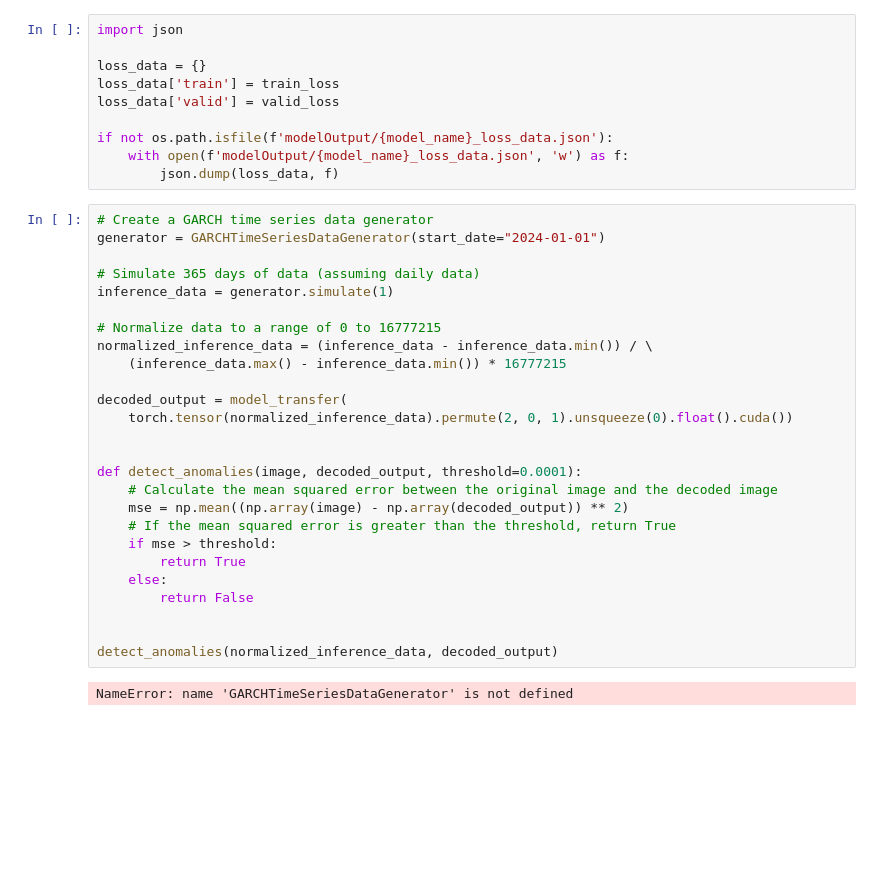
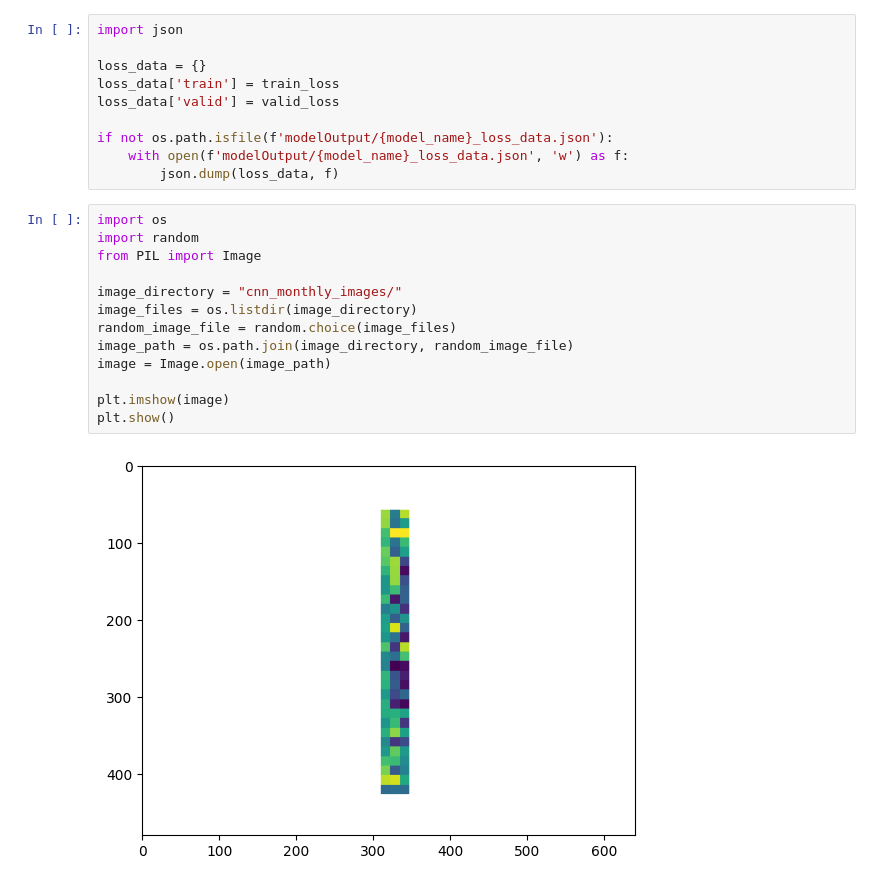
Before and after one commit to JosephWoodall/turbo-barnacle, a Jupyter notebook: src/time_series/cnn_experiment/cnn_experiment.ipynb, the cells around one changed output. Drawn from its saved outputs; the diff is of its cells as text; blank space fills up the shorter version.

```diff
--- a/src/time_series/cnn_experiment/cnn_experiment.ipynb
+++ b/src/time_series/cnn_experiment/cnn_experiment.ipynb
@@ -461,31 +461,18 @@ loss_data['valid'] = valid_loss
 if not os.path.isfile(f'modelOutput/{model_name}_loss_data.json'):
     with open(f'modelOutput/{model_name}_loss_data.json', 'w') as f:
         json.dump(loss_data, f)
-# %%
-# Create a GARCH time series data generator
-generator = GARCHTimeSeriesDataGenerator(start_date="2024-01-01")
-
-# Simulate 365 days of data (assuming daily data)
-inference_data = generator.simulate(1)
-
-# Normalize data to a range of 0 to 16777215
-normalized_inference_data = (inference_data - inference_data.min()) / \
-    (inference_data.max() - inference_data.min()) * 16777215
-
-decoded_output = model_transfer(
-    torch.tensor(normalized_inference_data).permute(2, 0, 1).unsqueeze(0).float().cuda())
-
-
-def detect_anomalies(image, decoded_output, threshold=0.0001):
-    # Calculate the mean squared error between the original image and the decoded image
-    mse = np.mean((np.array(image) - np.array(decoded_output)) ** 2)
-    # If the mean squared error is greater than the threshold, return True
-    if mse > threshold:
-        return True
-    else:
-        return False
-
-
-detect_anomalies(normalized_inference_data, decoded_output)
-# %% [output]
-NameError: name 'GARCHTimeSeriesDataGenerator' is not defined
+# %%
+import os
+import random
+from PIL import Image
+
+image_directory = "cnn_monthly_images/"
+image_files = os.listdir(image_directory)
+random_image_file = random.choice(image_files)
+image_path = os.path.join(image_directory, random_image_file)
+image = Image.open(image_path)
+
+plt.imshow(image)
+plt.show()
+# %% [output]
+[figure, added]
```
Also changed, not shown: parts of 2 cells of this notebook.
